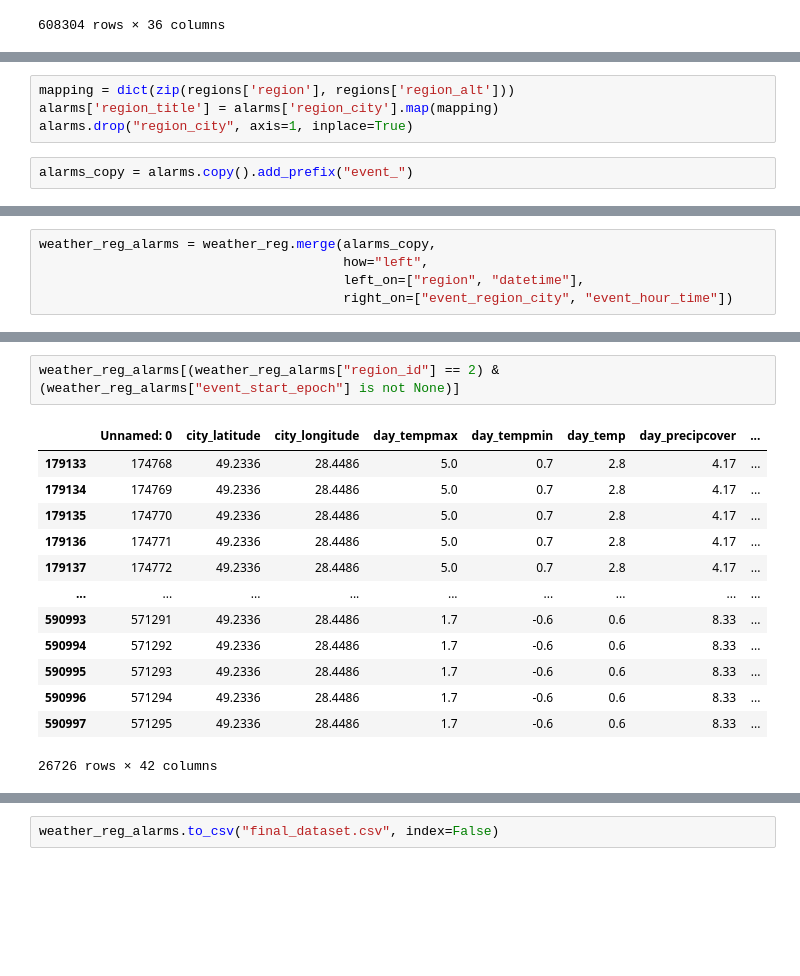
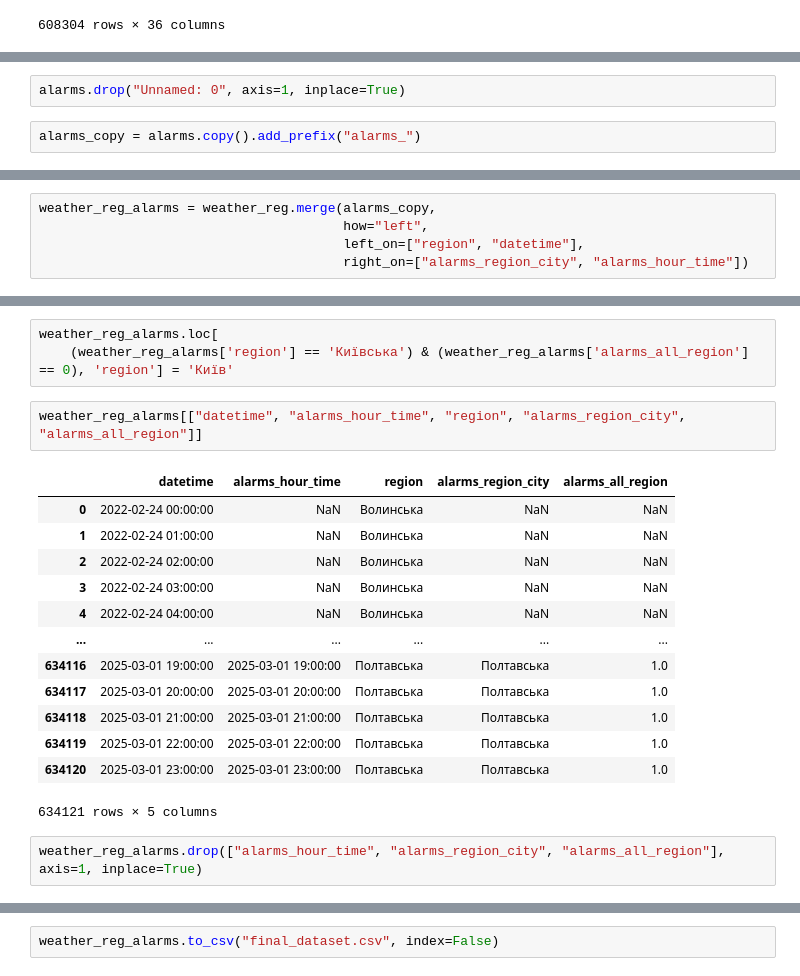
Before and after one commit to KonchakivskyiDanylo/PythonForDs, a Jupyter notebook: merge_datasets.ipynb, the cells around one changed output, grey strips where cells are left out. Saved outputs shown, nothing was run; the diff lists cells and outputs as text; blank space fills up the shorter version.

```diff
--- a/merge_datasets.ipynb
+++ b/merge_datasets.ipynb
@@ -81,6 +108,4 @@ alarms
-# %%
-mapping = dict(zip(regions['region'], regions['region_alt']))
-alarms['region_title'] = alarms['region_city'].map(mapping)
-alarms.drop("region_city", axis=1, inplace=True)
+# %%
+alarms.drop("Unnamed: 0", axis=1, inplace=True)
 # %%
-alarms_copy = alarms.copy().add_prefix("event_")
+alarms_copy = alarms.copy().add_prefix("alarms_")
@@ -88,5 +131,5 @@ alarms_copy = alarms.copy().add_prefix("event_")
 weather_reg_alarms = weather_reg.merge(alarms_copy,
                                        how="left",
                                        left_on=["region", "datetime"],
-                                       right_on=["event_region_city", "event_hour_time"])
+                                       right_on=["alarms_region_city", "alarms_hour_time"])
 # %%
@@ -120,16 +151,21 @@ weather_reg_alarms.head()
+# %%
+weather_reg_alarms.loc[
+    (weather_reg_alarms['region'] == 'Київська') & (weather_reg_alarms['alarms_all_region'] == 0), 'region'] = 'Київ'
 # %%
-weather_reg_alarms[(weather_reg_alarms["region_id"] == 2) & (weather_reg_alarms["event_start_epoch"] is not None)]
+weather_reg_alarms[["datetime", "alarms_hour_time", "region", "alarms_region_city", "alarms_all_region"]]
 # %% [output]
-|  | Unnamed: 0 | city_latitude | city_longitude | day_tempmax | day_tempmin | day_temp | day_precipcover | ... |
-| 179133 | 174768 | 49.2336 | 28.4486 | 5.0 | 0.7 | 2.8 | 4.17 | ... |
-| 179134 | 174769 | 49.2336 | 28.4486 | 5.0 | 0.7 | 2.8 | 4.17 | ... |
-| 179135 | 174770 | 49.2336 | 28.4486 | 5.0 | 0.7 | 2.8 | 4.17 | ... |
-| 179136 | 174771 | 49.2336 | 28.4486 | 5.0 | 0.7 | 2.8 | 4.17 | ... |
-| 179137 | 174772 | 49.2336 | 28.4486 | 5.0 | 0.7 | 2.8 | 4.17 | ... |
-| ... | ... | ... | ... | ... | ... | ... | ... | ... |
-| 590993 | 571291 | 49.2336 | 28.4486 | 1.7 | -0.6 | 0.6 | 8.33 | ... |
-| 590994 | 571292 | 49.2336 | 28.4486 | 1.7 | -0.6 | 0.6 | 8.33 | ... |
-| 590995 | 571293 | 49.2336 | 28.4486 | 1.7 | -0.6 | 0.6 | 8.33 | ... |
-| 590996 | 571294 | 49.2336 | 28.4486 | 1.7 | -0.6 | 0.6 | 8.33 | ... |
-| 590997 | 571295 | 49.2336 | 28.4486 | 1.7 | -0.6 | 0.6 | 8.33 | ... |
+|  | datetime | alarms_hour_time | region | alarms_region_city | alarms_all_region |
+| 0 | 2022-02-24 00:00:00 | NaN | Волинська | NaN | NaN |
+| 1 | 2022-02-24 01:00:00 | NaN | Волинська | NaN | NaN |
+| 2 | 2022-02-24 02:00:00 | NaN | Волинська | NaN | NaN |
+| 3 | 2022-02-24 03:00:00 | NaN | Волинська | NaN | NaN |
+| 4 | 2022-02-24 04:00:00 | NaN | Волинська | NaN | NaN |
+| ... | ... | ... | ... | ... | ... |
+| 634116 | 2025-03-01 19:00:00 | 2025-03-01 19:00:00 | Полтавська | Полтавська | 1.0 |
+| 634117 | 2025-03-01 20:00:00 | 2025-03-01 20:00:00 | Полтавська | Полтавська | 1.0 |
+| 634118 | 2025-03-01 21:00:00 | 2025-03-01 21:00:00 | Полтавська | Полтавська | 1.0 |
+| 634119 | 2025-03-01 22:00:00 | 2025-03-01 22:00:00 | Полтавська | Полтавська | 1.0 |
+| 634120 | 2025-03-01 23:00:00 | 2025-03-01 23:00:00 | Полтавська | Полтавська | 1.0 |
-26726 rows × 42 columns
+634121 rows × 5 columns
+# %%
+weather_reg_alarms.drop(["alarms_hour_time", "alarms_region_city", "alarms_all_region"], axis=1, inplace=True)
```
Also changed, not shown: parts of 32 cells of this notebook.
